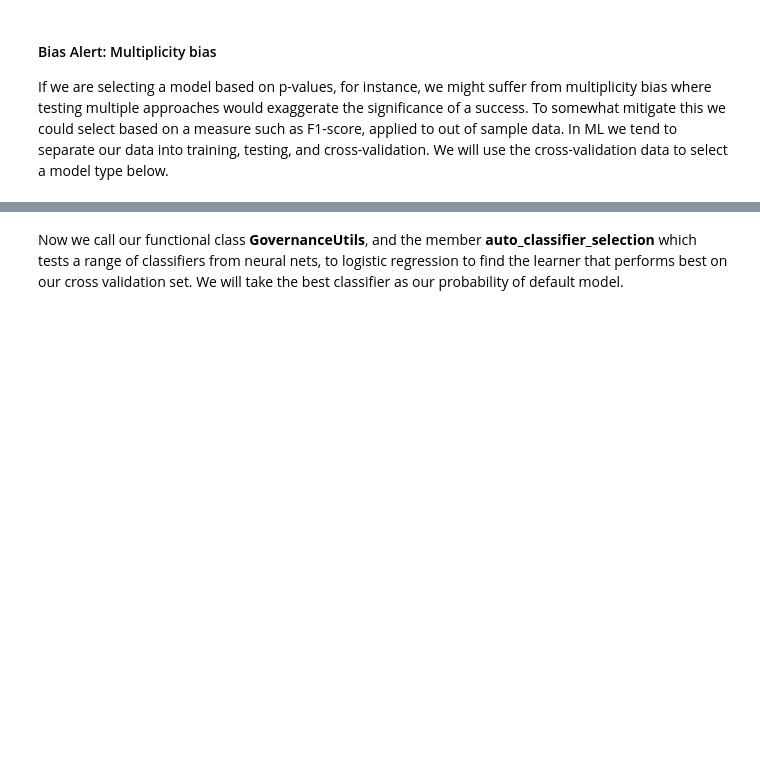
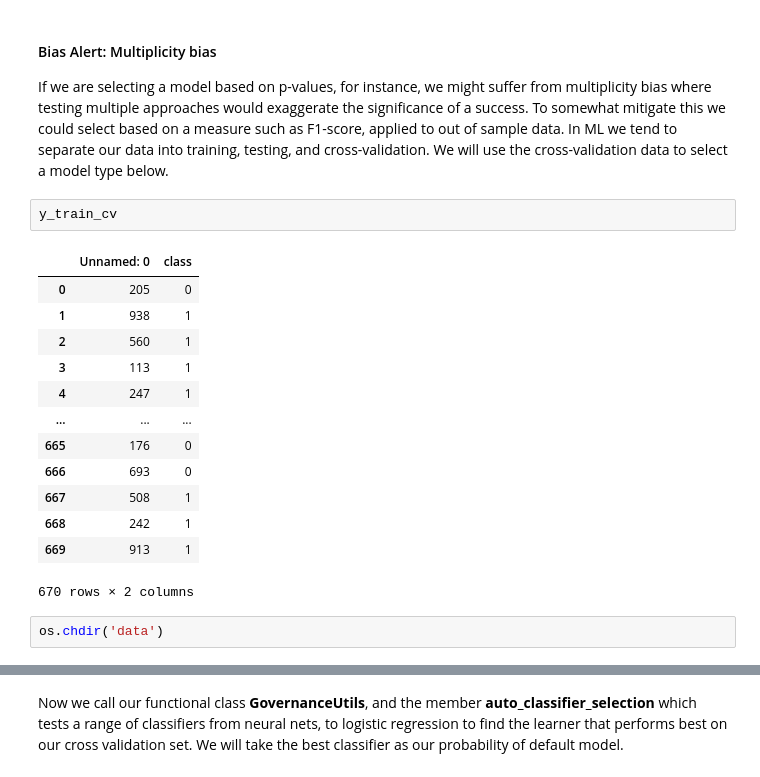
Before and after one commit to danphilps/credit_use_case, a Jupyter notebook: M6_Credit.ipynb, the cells around one changed output, grey strips where cells are left out. Cells and saved outputs as stored; diff of their text form; blank space fills up the shorter version.

```diff
--- a/M6_Credit.ipynb
+++ b/M6_Credit.ipynb
@@ -567,6 +567,24 @@ One way of dealing with this is to use a systematic model selection approach. We
 
 If we are selecting a model based on p-values, for instance, we might suffer from multiplicity bias where testing multiple approaches would exaggerate the significance of a success.
 To somewhat mitigate this we could select based on a measure such as F1-score, applied to out of sample data. In ML we tend to separate our data into training, testing, and cross-validation. We will use the cross-validation data to select a model type below.
+# %%
+y_train_cv
+# %% [output]
+|  | Unnamed: 0 | class |
+| 0 | 205 | 0 |
+| 1 | 938 | 1 |
+| 2 | 560 | 1 |
+| 3 | 113 | 1 |
+| 4 | 247 | 1 |
+| ... | ... | ... |
+| 665 | 176 | 0 |
+| 666 | 693 | 0 |
+| 667 | 508 | 1 |
+| 668 | 242 | 1 |
+| 669 | 913 | 1 |
+670 rows × 2 columns
+# %%
+os.chdir('data')
 # %%
 # @@@@@@@@@@@@@@@@@@@@@@@@@@@@@@@@@
 # Use our pre-prepared files
```
Also changed, not shown: parts of 20 cells of this notebook.
